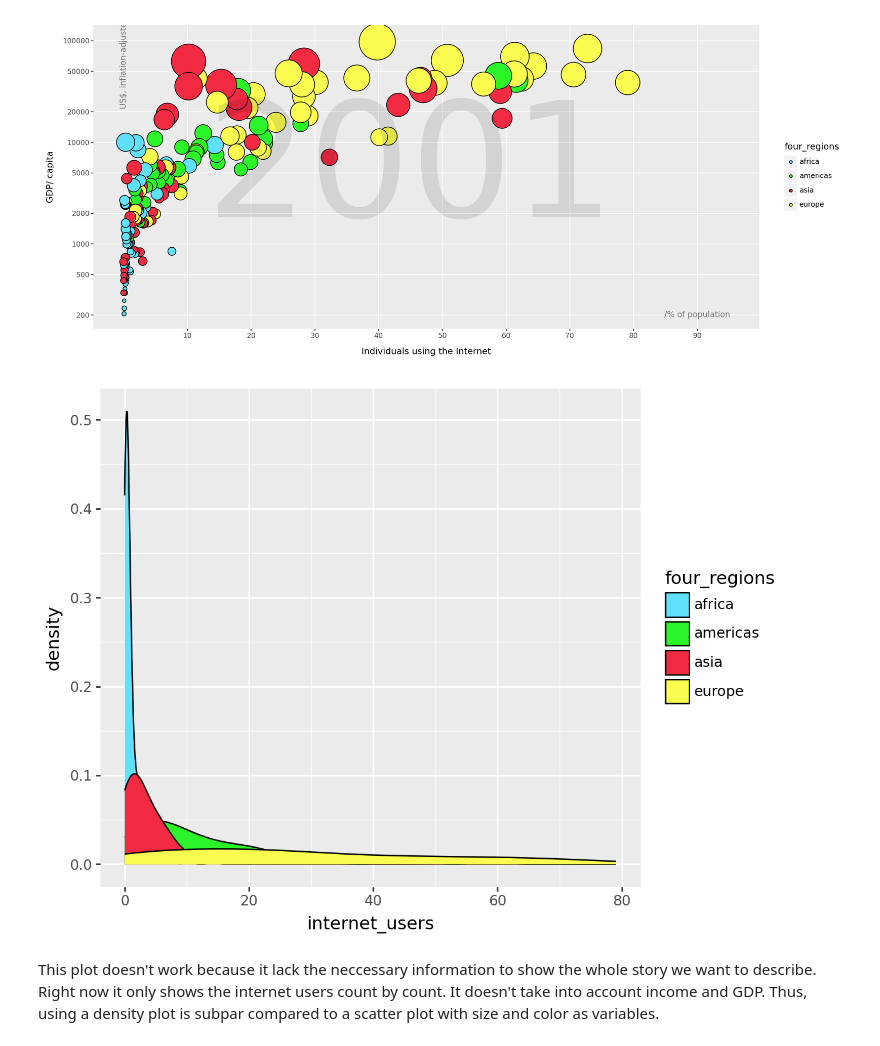
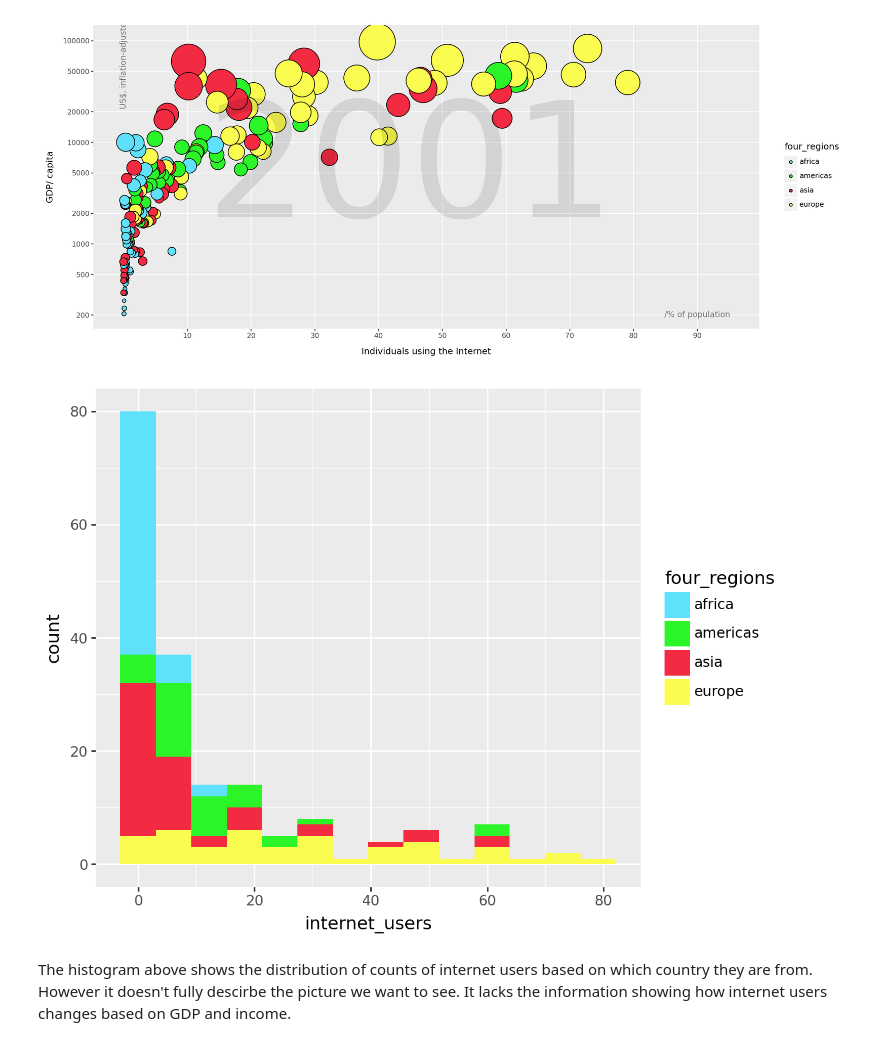
Before and after one commit to emilygoodman11/544msba.actual, a Jupyter notebook: lab1.544.ipynb, the cells around one changed output. Drawn from its saved outputs; the diff is of its cells as text; code cells hidden in the pictures.

```diff
--- a/lab1.544.ipynb
+++ b/lab1.544.ipynb
@@ -201,13 +220,13 @@ q301=q301.sort_values(by='internet_users',ascending=False)
 # %%
 (ggplot(q301,
 aes(
   x = "internet_users",
   fill = "four_regions"
 ))
-+ geom_density()
++ geom_histogram()
 + scale_fill_manual(values=colors)
 )
 # %% [output]
-[figure, old version]
+[figure, new version]
-# %% [markdown]
-This plot doesn't work because it lack the neccessary information to show the whole story we want to describe. Right now it only shows the internet users count by count. It doesn't take into account income and GDP. Thus, using a density plot is subpar compared to a scatter plot with size and color as variables.
+# %% [markdown]
+The histogram above shows the distribution of counts of internet users based on which country they are from. However it doesn't fully descirbe the picture we want to see. It lacks the information showing how internet users changes based on GDP and income.
```
Also changed, not shown: parts of 9 cells of this notebook, 18 other files.
